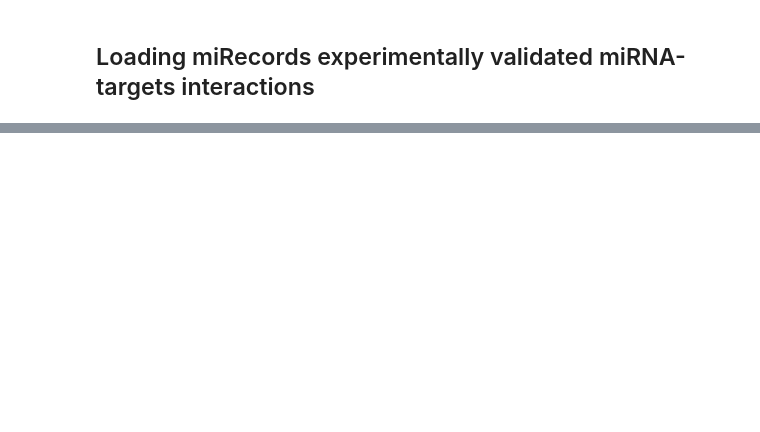
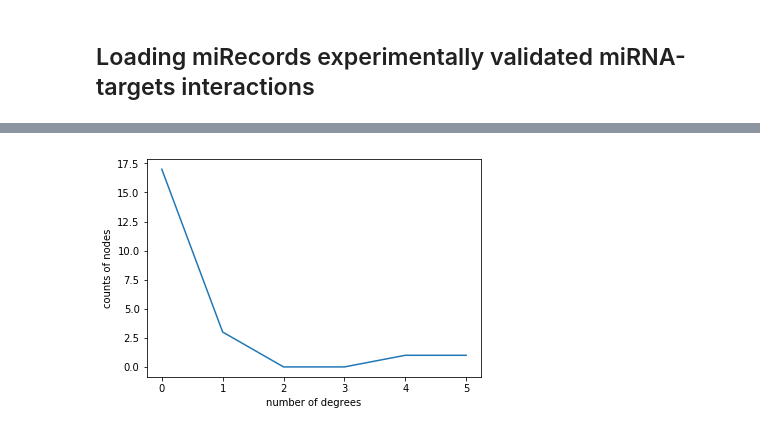
Before and after one commit to JonnyTran/microRNA-Lung-Cancer-Associations, a Jupyter notebook: notebooks/miRNA-gene_exp.ipynb, the cells around one changed output, grey strips where cells are left out. Drawn from its saved outputs; the diff is of its cells as text; code cells hidden in the pictures; blank space fills up the shorter version.

```diff
--- a/notebooks/miRNA-gene_exp.ipynb
+++ b/notebooks/miRNA-gene_exp.ipynb
@@ -221,0 +322,7 @@ miRecords_df = miRecords_df[miRecords_df["miRNA_mature_ID"].isin(mirna_list) &
+# %%
+plt.plot(nx.degree_histogram(network.B)[1:])
+plt.ylabel('counts of nodes')
+plt.xlabel('number of degrees')
+plt.show()
+# %% [output]
+[figure, added]
```
Also changed, not shown: parts of 7 cells of this notebook, 1 other file.
